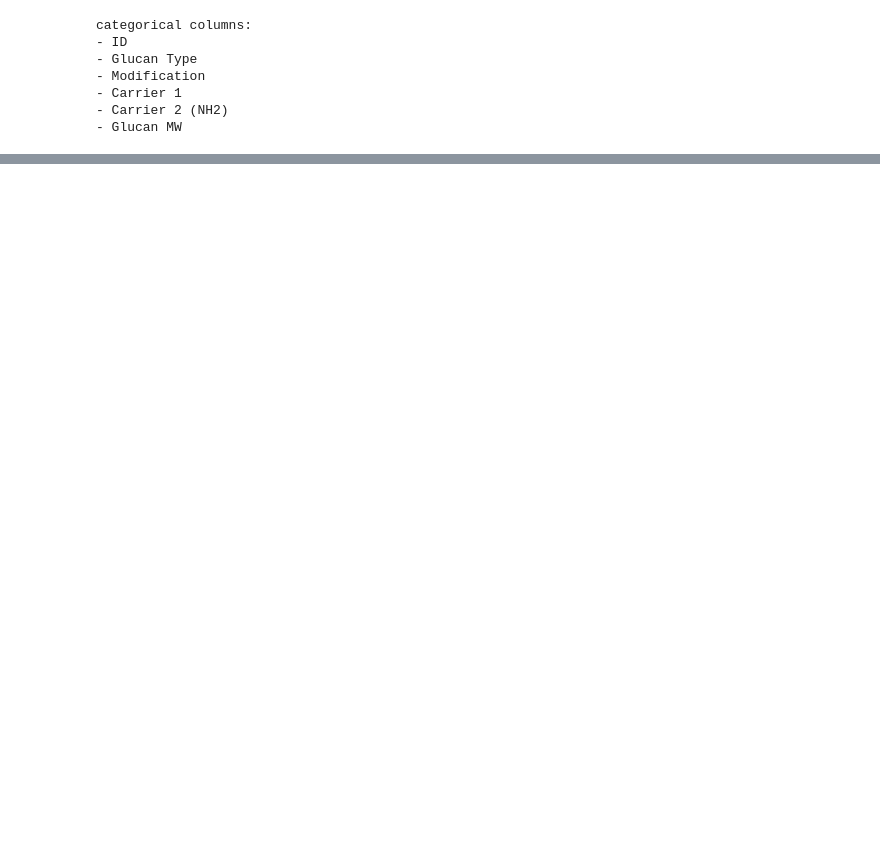
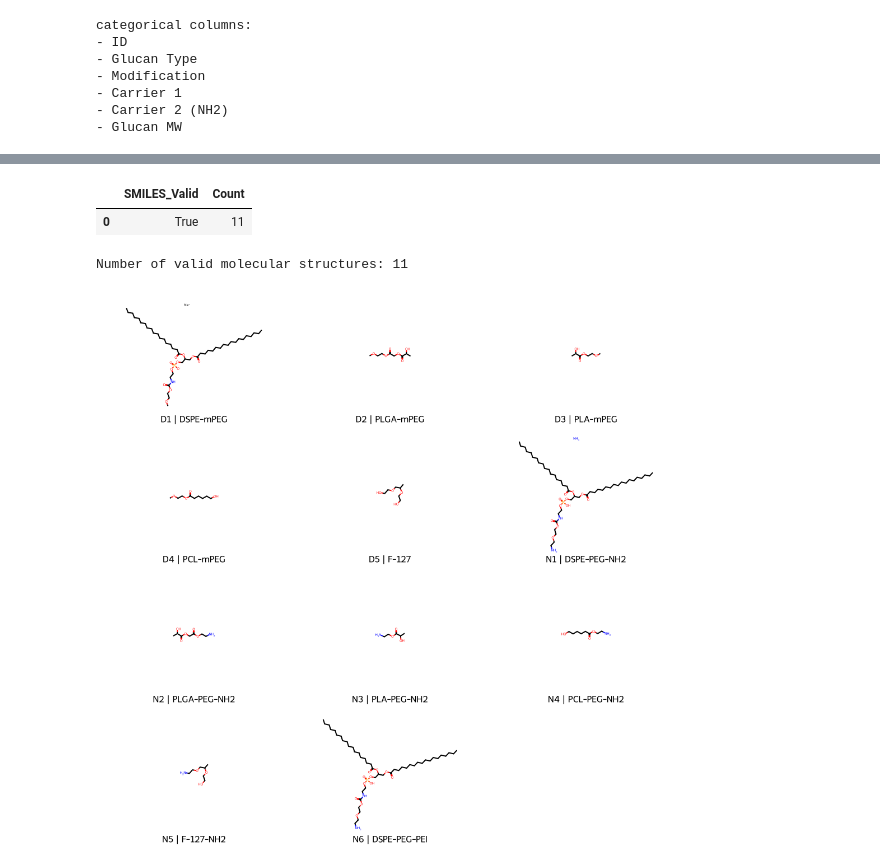
Before and after one commit to ChiaHsienHung/Nanoparticle-AI-Optimization, a Jupyter notebook: notebooks/01_data_exploration.ipynb, the cells around one changed output, grey strips where cells are left out. Cells and saved outputs as stored; diff of their text form; code cells hidden in the pictures; blank space fills up the shorter version.

```diff
--- a/notebooks/01_data_exploration.ipynb
+++ b/notebooks/01_data_exploration.ipynb
@@ -147,0 +245,48 @@ categorical columns:
+# %%
+# Validate SMILES
+
+carrier_df["SMILES_Valid"] = carrier_df["Molecule"].notna()
+
+validation_summary = (
+    carrier_df["SMILES_Valid"]
+    .value_counts()
+    .rename_axis("SMILES_Valid")
+    .reset_index(name="Count")
+)
+
+validation_summary
+# %% [output]
+|  | SMILES_Valid | Count |
+| 0 | True | 11 |
+# %%
+# Select carriers with valid molecular structures
+
+valid_carriers = carrier_df.loc[
+    carrier_df["SMILES_Valid"]
+].copy()
+
+print(
+    "Number of valid molecular structures:",
+    len(valid_carriers)
+)
+# %% [output]
+Number of valid molecular structures: 11
+# %%
+# Visualize valid carrier structures
+
+molecules = valid_carriers["Molecule"].tolist()
+
+legends = (
+    valid_carriers["Carrier_ID"]
+    + " | "
+    + valid_carriers["Carrier_Name"]
+).tolist()
+
+Draw.MolsToGridImage(
+    molecules,
+    legends=legends,
+    molsPerRow=3,
+    subImgSize=(350, 250)
+)
+# %% [output]
+[figure, added]
```
Also changed, not shown: parts of 9 cells of this notebook.
